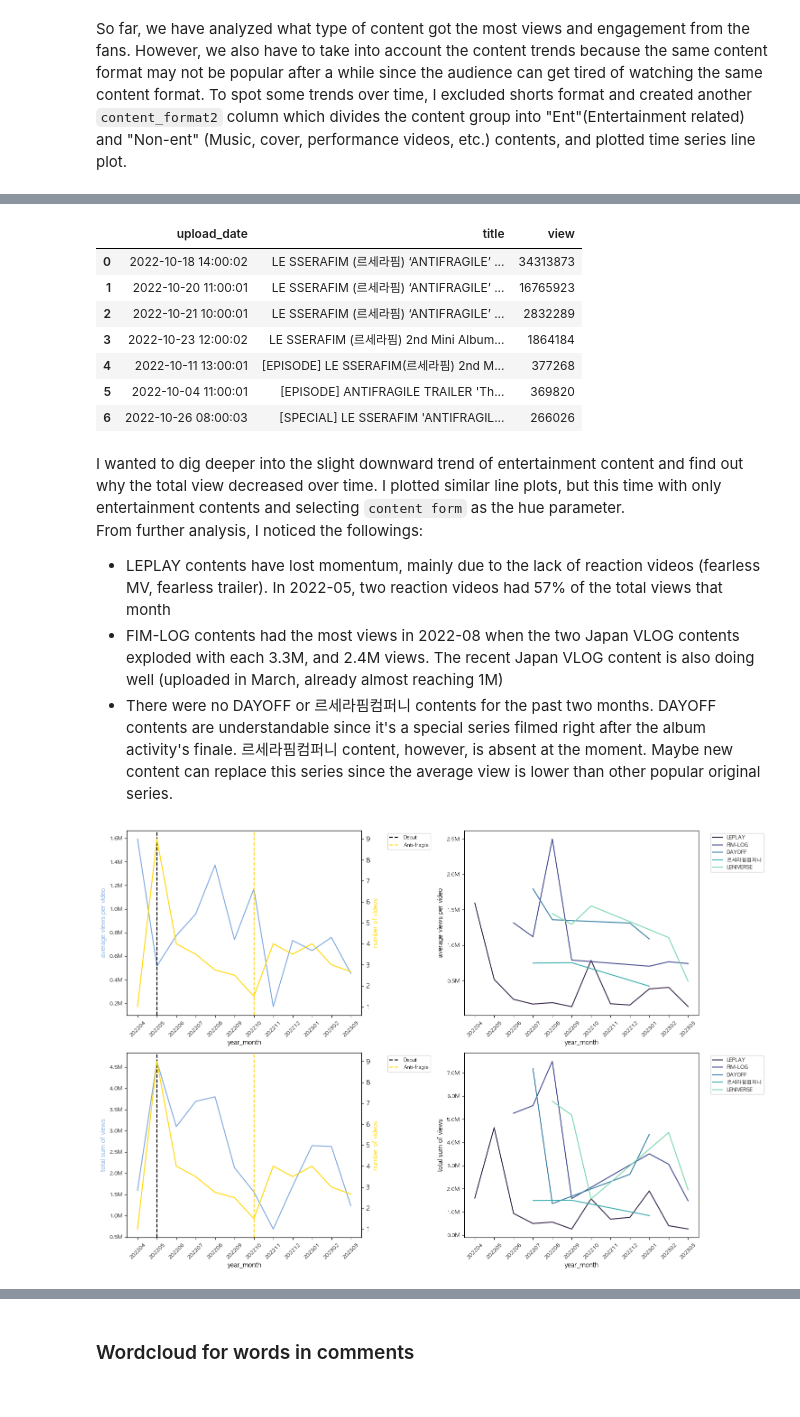
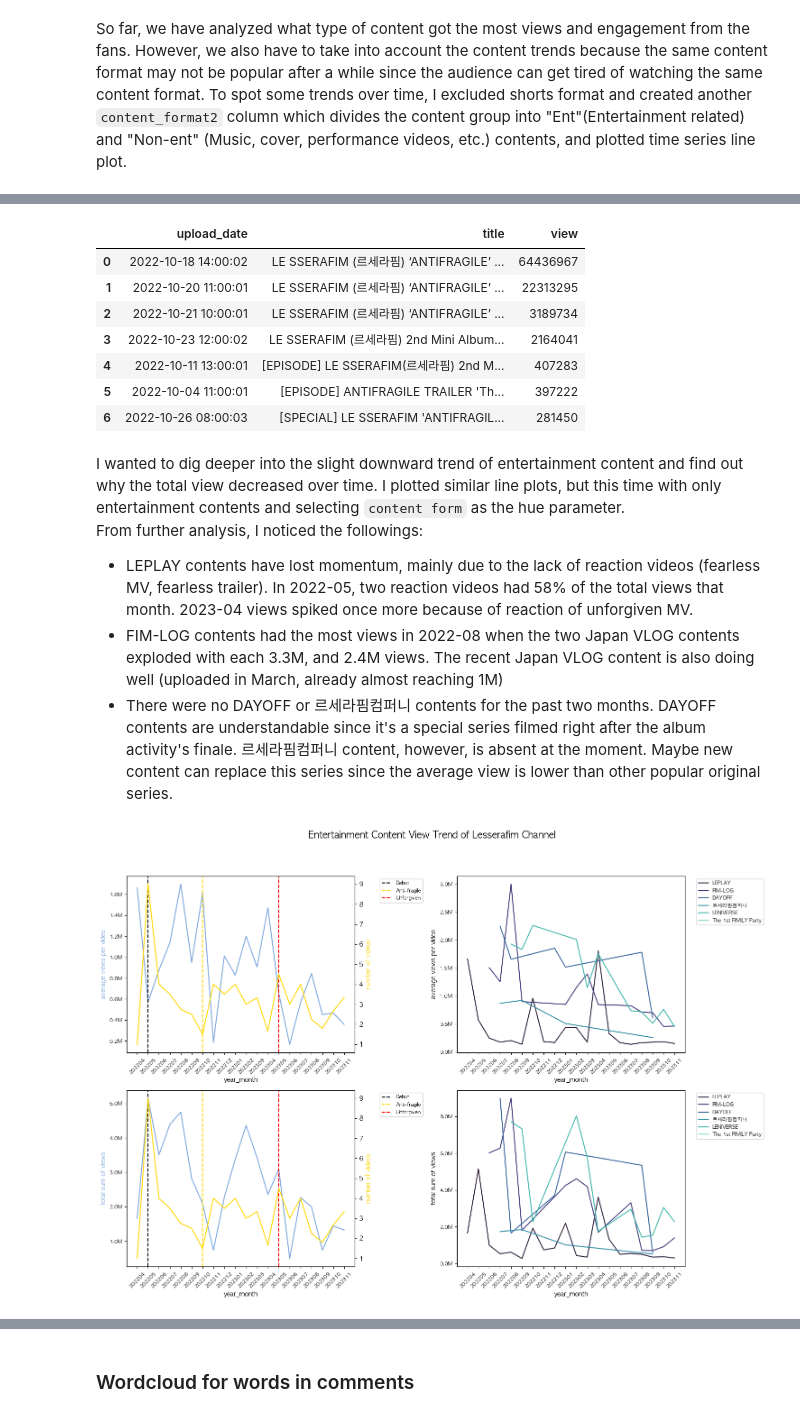
Before and after one commit to tomyeo88/lesserafim_YT_analysis, a Jupyter notebook: ls_ch_pjt.ipynb, the cells around one changed output, grey strips where cells are left out. Drawn from its saved outputs; the diff is of its cells as text; code cells hidden in the pictures.

```diff
--- a/ls_ch_pjt.ipynb
+++ b/ls_ch_pjt.ipynb
@@ -261,8 +260,17 @@ comments.to_csv('comments.csv', index=False)
 Read in the csv file to perform EDA.
 # %%
 # Read video id list csv file
-video_id_list = pd.read_csv('LS_video_ids.csv')
+video_id_list = pd.read_csv('LS_video_ids_v2.csv')
 # Get video_stat csv file data
-video_stat = pd.read_csv('video_stat.csv')
+video_stat = pd.read_csv('video_stat_v2.csv')
+
 # Get comments csv file
-comments = pd.read_csv('comments.csv')
+# Divide the data into chunks (10000)
+chunk_size = 10000
+chunks = []
+
+for chunk in pd.read_csv('comments_v2.csv', chunksize=chunk_size):
+    chunks.append(chunk)
+
+# concat the data
+comments = pd.concat(chunks, ignore_index=True)
@@ -510,6 +597,7 @@ pattern = r'\[(.*?)\]'
 # Apply the pattern to the 'title' column and create a new 'content_format' column
 video_stat['content_format'] = video_stat['title'].apply(lambda x: re.findall(pattern, x)[0] if re.findall(pattern, x) else '')
 video_stat.loc[video_stat['content_format'] == "", 'content_format'] = 'Other'
+
 # Combine two different unicode format value (LEPLAY)
 video_stat.loc[(video_stat['content_format']=="LE▶️PLAY")|(video_stat['content_format']=="LE▶PLAY"), 'content_format'] = "LEPLAY"
 
@@ -519,7 +607,7 @@ video_stat.loc[video_stat['duration'] <= "00:01:00", 'video_format'] = 'Shorts'
 video_stat['video_format'] = video_stat['video_format'].fillna('VOD',axis=0)
 
 # Create a promotion column that has "협찬", "광고", or "PPL" keyword in the description
-video_stat.loc[[0, 30], 'promotion'] = True
+video_stat.loc[video_stat['description'].str.contains("협찬|광고|PPL"), 'promotion'] = True
 video_stat['promotion'] = video_stat['promotion'].fillna(False, axis=0)
 # %%
 video_stat['content_format'].unique()
@@ -820,24 +929,24 @@ plt.tight_layout()
 video_stat_no_shorts.query('year_month == "202210" and content_format2=="non-ent"').sort_values(by='view', ascending=False).reset_index()[['upload_date','title','view']]
 # %% [output]
 |  | upload_date | title | view |
-| 0 | 2022-10-18 14:00:02 | LE SSERAFIM (르세라핌) ‘ANTIFRAGILE’ ... | 34313873 |
-| 1 | 2022-10-20 11:00:01 | LE SSERAFIM (르세라핌) ‘ANTIFRAGILE’ ... | 16765923 |
-| 2 | 2022-10-21 10:00:01 | LE SSERAFIM (르세라핌) ‘ANTIFRAGILE’ ... | 2832289 |
-| 3 | 2022-10-23 12:00:02 | LE SSERAFIM (르세라핌) 2nd Mini Album... | 1864184 |
-| 4 | 2022-10-11 13:00:01 | [EPISODE] LE SSERAFIM(르세라핌) 2nd M... | 377268 |
-| 5 | 2022-10-04 11:00:01 | [EPISODE] ANTIFRAGILE TRAILER 'Th... | 369820 |
-| 6 | 2022-10-26 08:00:03 | [SPECIAL] LE SSERAFIM 'ANTIFRAGIL... | 266026 |
+| 0 | 2022-10-18 14:00:02 | LE SSERAFIM (르세라핌) ‘ANTIFRAGILE’ ... | 64436967 |
+| 1 | 2022-10-20 11:00:01 | LE SSERAFIM (르세라핌) ‘ANTIFRAGILE’ ... | 22313295 |
+| 2 | 2022-10-21 10:00:01 | LE SSERAFIM (르세라핌) ‘ANTIFRAGILE’ ... | 3189734 |
+| 3 | 2022-10-23 12:00:02 | LE SSERAFIM (르세라핌) 2nd Mini Album... | 2164041 |
+| 4 | 2022-10-11 13:00:01 | [EPISODE] LE SSERAFIM(르세라핌) 2nd M... | 407283 |
+| 5 | 2022-10-04 11:00:01 | [EPISODE] ANTIFRAGILE TRAILER 'Th... | 397222 |
+| 6 | 2022-10-26 08:00:03 | [SPECIAL] LE SSERAFIM 'ANTIFRAGIL... | 281450 |
 # %% [markdown]
 I wanted to dig deeper into the slight downward trend of entertainment content and find out why the total view decreased over time. I plotted similar line plots, but this time with only entertainment contents and selecting `content form` as the hue parameter.<br>
 From further analysis, I noticed the followings:
-- LEPLAY contents have lost momentum, mainly due to the lack of reaction videos (fearless MV, fearless trailer). In 2022-05, two reaction videos had 57% of the total views that month
+- LEPLAY contents have lost momentum, mainly due to the lack of reaction videos (fearless MV, fearless trailer). In 2022-05, two reaction videos had 58% of the total views that month. 2023-04 views spiked once more because of reaction of unforgiven MV.
 - FIM-LOG contents had the most views in 2022-08 when the two Japan VLOG contents exploded with each 3.3M, and 2.4M views. The recent Japan VLOG content is also doing well (uploaded in March, already almost reaching 1M)
 - There were no DAYOFF or 르세라핌컴퍼니 contents for the past two months. DAYOFF contents are understandable since it's a special series filmed right after the album activity's finale. 르세라핌컴퍼니 content, however, is absent at the moment. Maybe new content can replace this series since the average view is lower than other popular original series.
 # %%
 # Create new dataframe to graph
-ent_content_time_mean_metric = video_stat_no_shorts.query('content_format2 == "ent"').groupby(['content_format','year_month']).mean()[['view','like','comment']].sort_values(by='year_month').reset_index()
-ent_content_time_sum_metric = video_stat_no_shorts.query('content_format2 == "ent"').groupby(['content_format','year_month']).sum()[['view','like','comment']].sort_values(by='year_month').reset_index()
-ent_content_time_count = video_stat_no_shorts.query('content_format2 == "ent"').groupby(['content_format','year_month']).sum()[['view','count']].sort_values(by='year_month').reset_index()
+ent_content_time_mean_metric = video_stat_no_shorts.query('content_format2 == "ent"').groupby(['content_format','year_month'])[['view','like','comment']].mean().sort_values(by='year_month').reset_index()
+ent_content_time_sum_metric = video_stat_no_shorts.query('content_format2 == "ent"').groupby(['content_format','year_month'])[['view','like','comment']].sum().sort_values(by='year_month').reset_index()
+ent_content_time_count = video_stat_no_shorts.query('content_format2 == "ent"').groupby(['content_format','year_month'])[['view','count']].sum().sort_values(by='year_month').reset_index()
 
 f, ax = plt.subplots(2,2, figsize=(15,10))
 ax = ax.flatten()
@@ -867,6 +976,7 @@ ax[1].yaxis.set_major_formatter(formatter_m)
 # Draw a vertical line for major events
 ax[0].axvline("202205", linestyle='--', color='black', label='Debut')
 ax[0].axvline("202210", linestyle='--', color='gold', label='Anti-fragile')
+ax[0].axvline("202305", linestyle='--', color='red', label='Unforgiven')
 
 # Get the legends outside the graph
 ax[0].legend(bbox_to_anchor=(1.10, 1), loc="upper left", fontsize=8)
@@ -878,33 +988,36 @@ sns.lineplot(x= 'year_month', y= 'view', data=ent_content_time_sum_metric, ax=ax
 ax3 = ax[2].twinx()
 
 sns.lineplot(x= 'year_month', y= 'count', data=ent_content_time_count, ax=ax3, color='gold', ci=None)
 sns.lineplot(x= 'year_month', y= 'view', data=ent_content_time_sum_metric, hue= 'content_format', ax=ax[3], palette = 'mako')
 
 # Label y axis
 ax[2].set_ylabel('total sum of views', color='#7ca6de')
 ax3.set_ylabel('number of videos', color='gold')
 ax[3].set_ylabel('total sum of views')
 
 # Rotate x axis
 ax[2].set_xticklabels(ax[2].get_xticklabels(), fontsize= 8, rotation=45)
 ax[2].set_yticklabels(ax[2].get_yticklabels(), fontsize= 8)
 ax[3].set_xticklabels(ax[3].get_xticklabels(), fontsize= 8, rotation=45)
 ax[3].set_yticklabels(ax[3].get_yticklabels(), fontsize= 8)
 
 # Format yaxis number
 ax[2].yaxis.set_major_formatter(formatter_m)
 ax[3].yaxis.set_major_formatter(formatter_m)
 
 # Draw a vertical line for major events
 ax[2].axvline("202205", linestyle='--', color='black', label='Debut')
 ax[2].axvline("202210", linestyle='--', color='gold', label='Anti-fragile')
+ax[2].axvline("202305", linestyle='--', color='red', label='Unforgiven')
 
 # Get the legends outside the graph
 ax[2].legend(bbox_to_anchor=(1.10, 1), loc="upper left", fontsize=8)
 ax[3].legend(bbox_to_anchor=(1.04, 1), loc="upper left", fontsize=8)
 
+plt.suptitle("Entertainment Content View Trend of Lesserafim Channel", fontsize=15, y=1.05)
+
 plt.tight_layout()
 # %% [output]
-[figure, old version]
+[figure, new version]
 # %%
 # Percentage of 2 reaction videos' views / total videos' views for 202205
```
Also changed, not shown: parts of 51 cells of this notebook, 3 other files.
